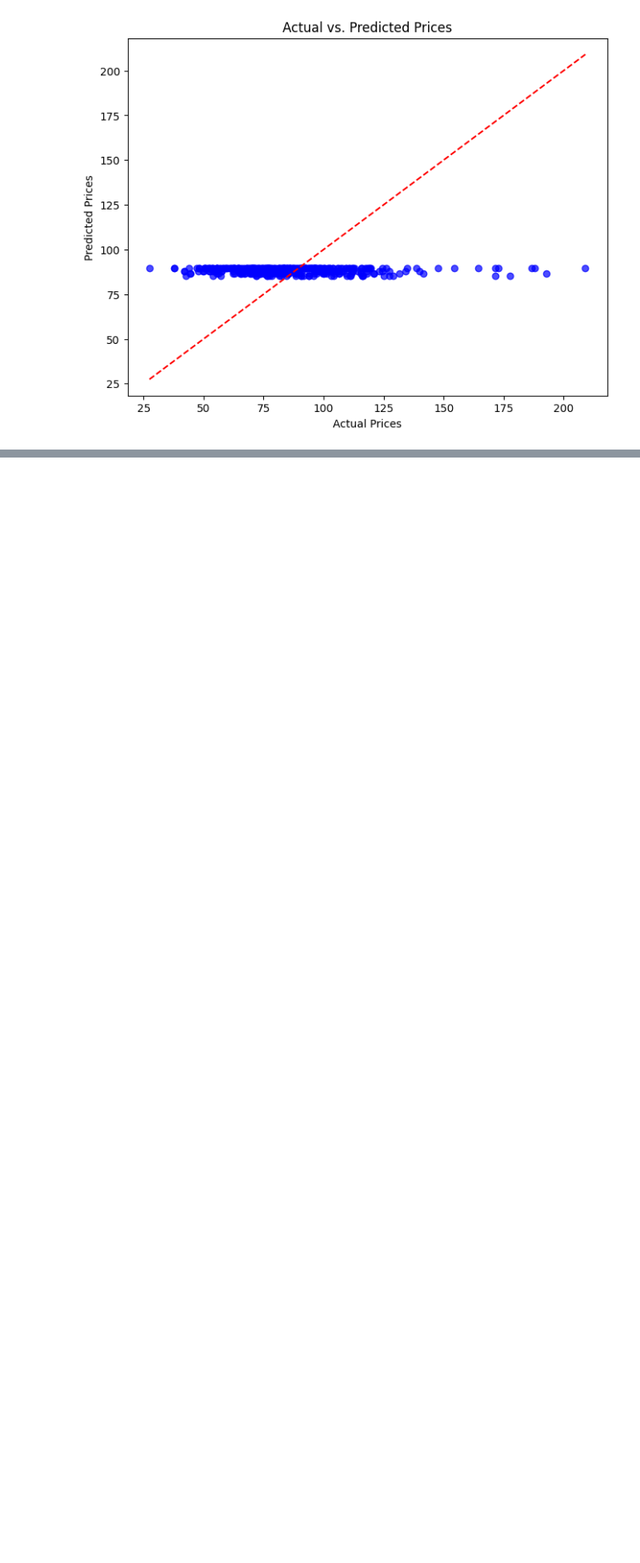
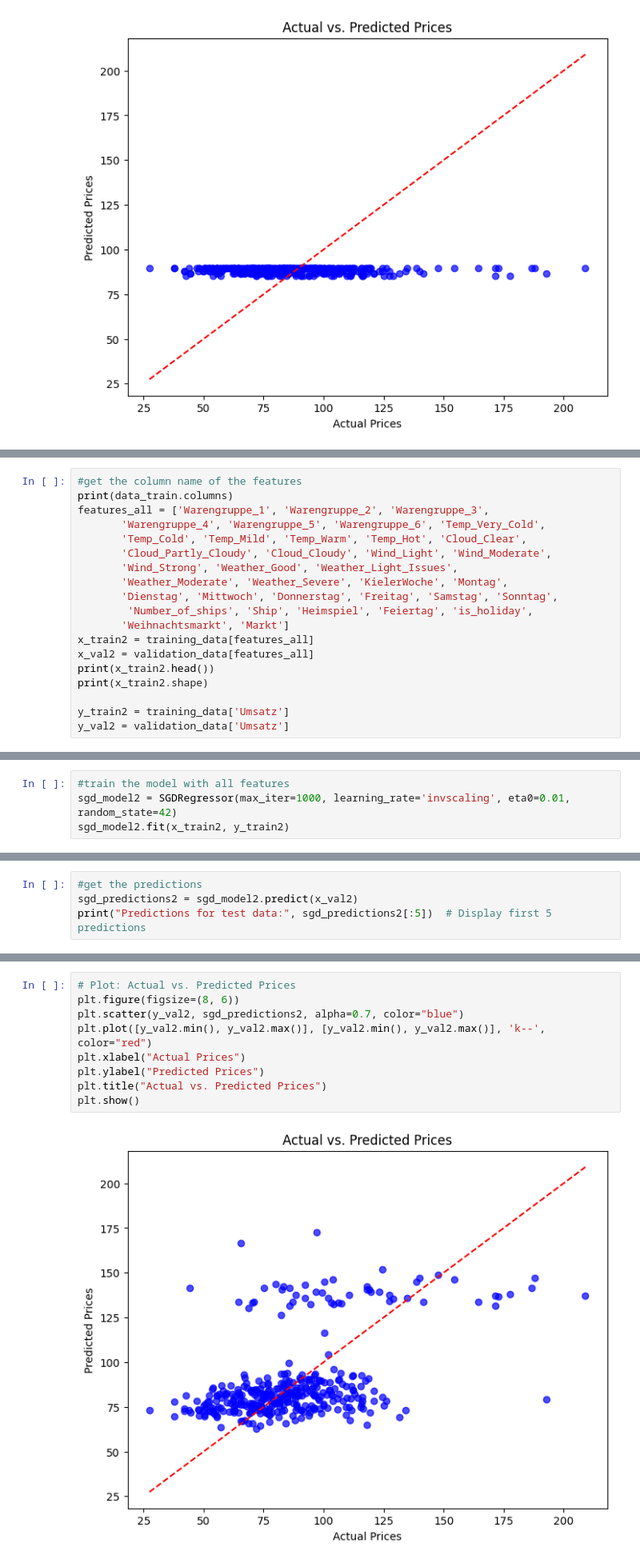
Before and after one commit to jul-mar/bakery_sales_prediction, a Jupyter notebook: 2_BaselineModel/01_Barbara/Vorhersage_Konditorei.ipynb, the cells around one changed output, grey strips where cells are left out. Shown: that part at 80% size. Drawn from its saved outputs; the diff is of its cells as text; blank space fills up the shorter version.

```diff
--- a/2_BaselineModel/01_Barbara/Vorhersage_Konditorei.ipynb
+++ b/2_BaselineModel/01_Barbara/Vorhersage_Konditorei.ipynb
@@ -128,0 +131,19 @@ plt.show()
+# %%
+#get the column name of the features
+print(data_train.columns)
+features_all = ['Warengruppe_1', 'Warengruppe_2', 'Warengruppe_3',
+       'Warengruppe_4', 'Warengruppe_5', 'Warengruppe_6', 'Temp_Very_Cold',
+       'Temp_Cold', 'Temp_Mild', 'Temp_Warm', 'Temp_Hot', 'Cloud_Clear',
+       'Cloud_Partly_Cloudy', 'Cloud_Cloudy', 'Wind_Light', 'Wind_Moderate',
+       'Wind_Strong', 'Weather_Good', 'Weather_Light_Issues',
+       'Weather_Moderate', 'Weather_Severe', 'KielerWoche', 'Montag',
+       'Dienstag', 'Mittwoch', 'Donnerstag', 'Freitag', 'Samstag', 'Sonntag',
+        'Number_of_ships', 'Ship', 'Heimspiel', 'Feiertag', 'is_holiday',
+       'Weihnachtsmarkt', 'Markt']
+x_train2 = training_data[features_all]
+x_val2 = validation_data[features_all]
+print(x_train2.head())
+print(x_train2.shape)
+
+y_train2 = training_data['Umsatz']
+y_val2 = validation_data['Umsatz']
@@ -128,0 +168,4 @@ plt.show()
+# %%
+#train the model with all features
+sgd_model2 = SGDRegressor(max_iter=1000, learning_rate='invscaling', eta0=0.01, random_state=42)
+sgd_model2.fit(x_train2, y_train2)
@@ -128,0 +174,4 @@ plt.show()
+# %%
+#get the predictions
+sgd_predictions2 = sgd_model2.predict(x_val2)
+print("Predictions for test data:", sgd_predictions2[:5])  # Display first 5 predictions
@@ -128,0 +194,11 @@ plt.show()
+# %%
+# Plot: Actual vs. Predicted Prices
+plt.figure(figsize=(8, 6))
+plt.scatter(y_val2, sgd_predictions2, alpha=0.7, color="blue")
+plt.plot([y_val2.min(), y_val2.max()], [y_val2.min(), y_val2.max()], 'k--', color="red")
+plt.xlabel("Actual Prices")
+plt.ylabel("Predicted Prices")
+plt.title("Actual vs. Predicted Prices")
+plt.show()
+# %% [output]
+[figure, added]
```
Also changed, not shown: parts of 13 cells of this notebook, 3 other files.
